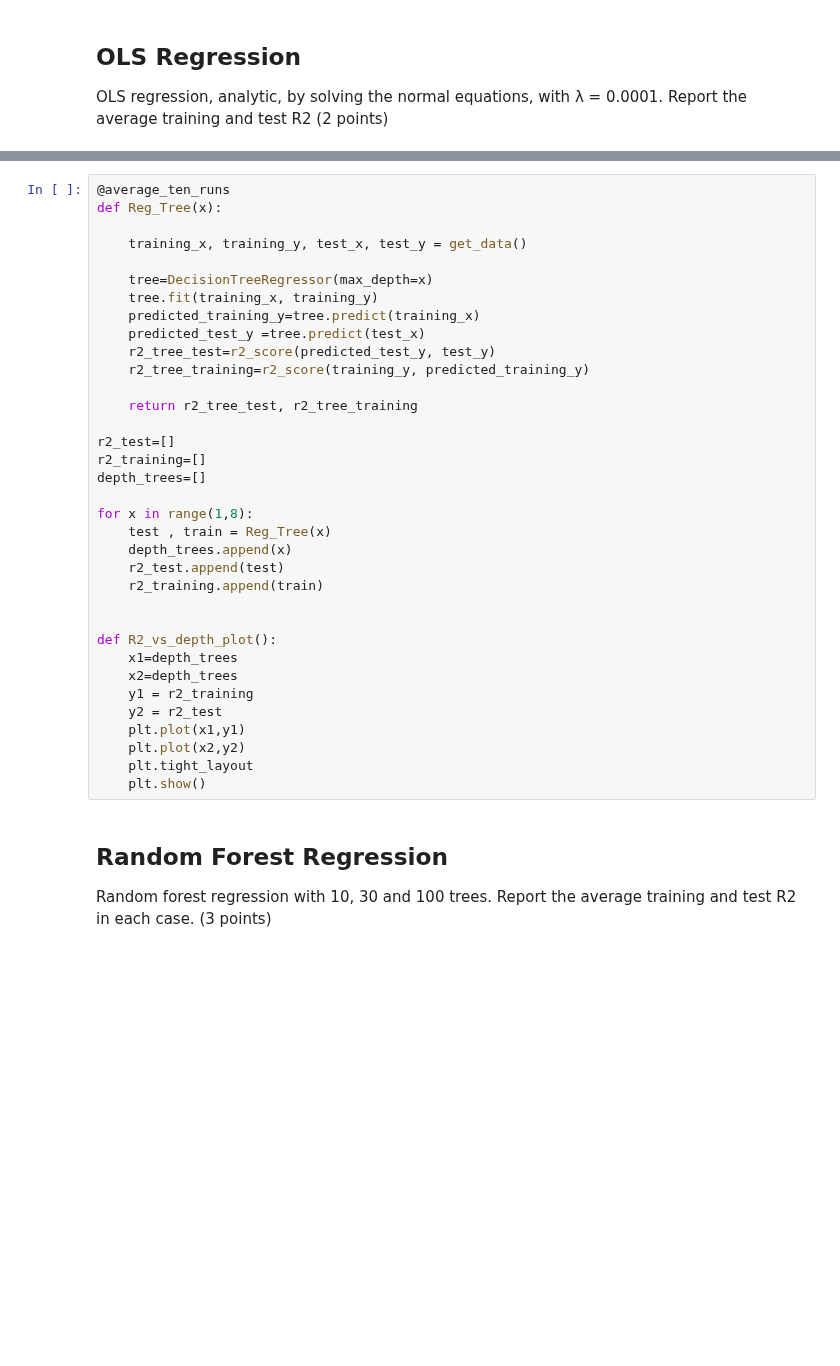
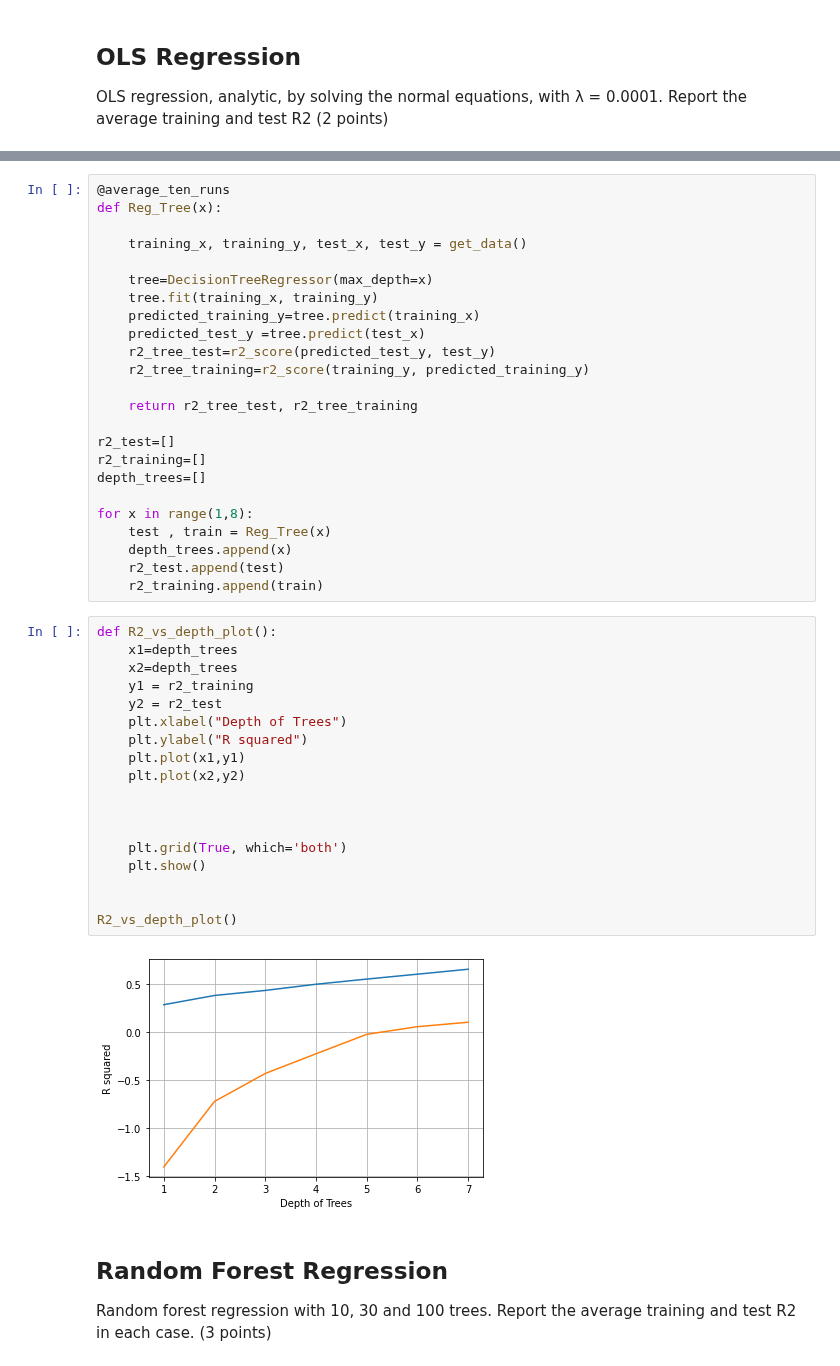
Before and after one commit to Kosaro/MachineLearningAssignments, a Jupyter notebook: Regression Notebook.ipynb, the cells around one changed output, grey strips where cells are left out. Cells and saved outputs as stored; diff of their text form; blank space fills up the shorter version.

```diff
--- a/Regression Notebook.ipynb
+++ b/Regression Notebook.ipynb
@@ -120,17 +124,26 @@ for x in range(1,8):
     depth_trees.append(x)
     r2_test.append(test)
     r2_training.append(train)
-
-
-def R2_vs_depth_plot():
-    x1=depth_trees
-    x2=depth_trees
-    y1 = r2_training
-    y2 = r2_test
-    plt.plot(x1,y1)
-    plt.plot(x2,y2)
-    plt.tight_layout
-    plt.show()
+# %%
+def R2_vs_depth_plot():
+    x1=depth_trees
+    x2=depth_trees
+    y1 = r2_training
+    y2 = r2_test
+    plt.xlabel("Depth of Trees")
+    plt.ylabel("R squared")
+    plt.plot(x1,y1)
+    plt.plot(x2,y2)
+
+
+
+    plt.grid(True, which='both')
+    plt.show()
+
+
+R2_vs_depth_plot()
+# %% [output]
+[figure, added]
 # %% [markdown]
 ## Random Forest Regression
 Random forest regression with 10, 30 and 100 trees. Report the average training and test R2 in each case. (3 points)
```
Also changed, not shown: parts of 3 cells of this notebook.
